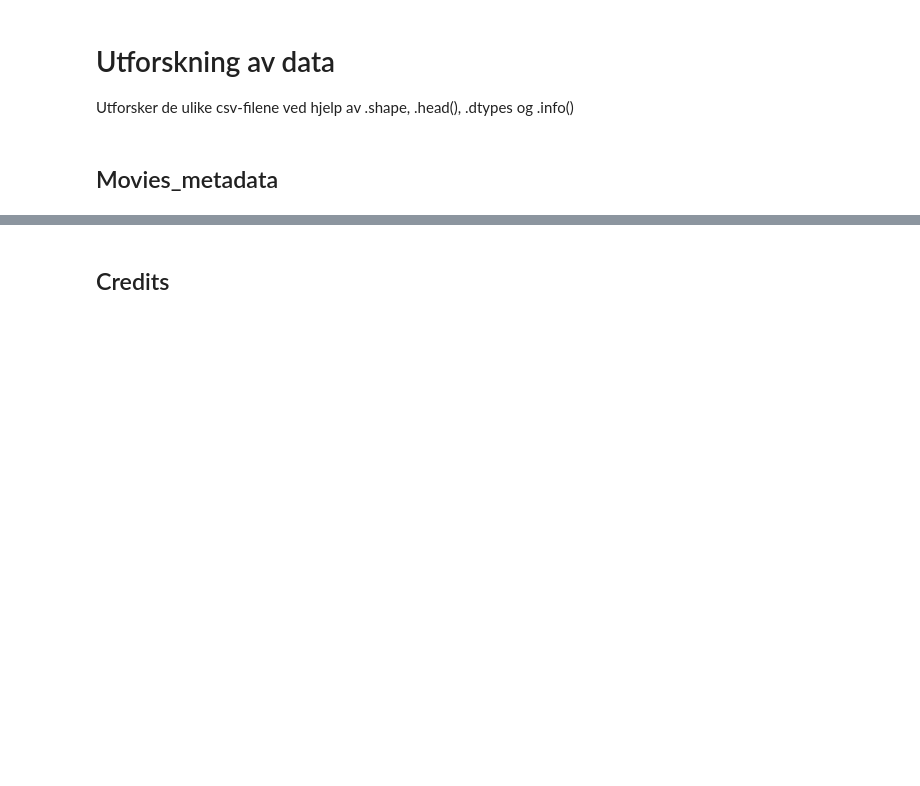
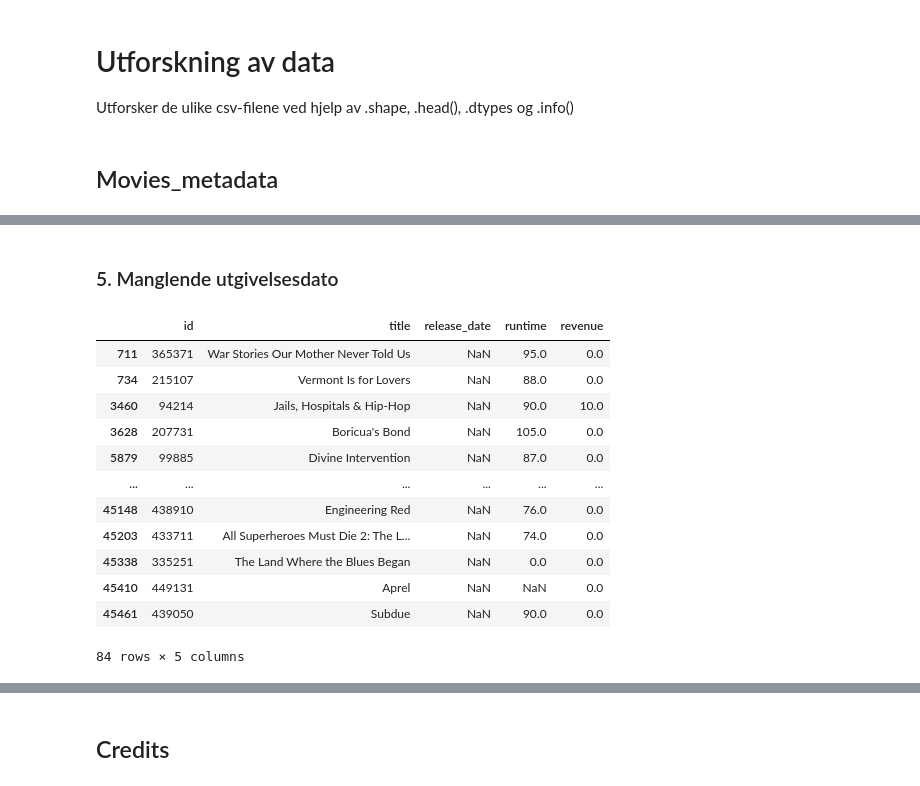
Before and after one commit to didrikjensen/sdd_assignment_3, a Jupyter notebook: eda_tahir.ipynb, the cells around one changed output, grey strips where cells are left out. Saved outputs shown, nothing was run; the diff lists cells and outputs as text; code cells hidden in the pictures; blank space fills up the shorter version.

```diff
--- a/eda_tahir.ipynb
+++ b/eda_tahir.ipynb
@@ -60,0 +185,21 @@ df_movie_metadata.info()
+# %% [markdown]
+### 5. Manglende utgivelsesdato
+# %%
+df_movie_metadata.loc[
+    df_movie_metadata["release_date"].isna(),
+    ["id", "title", "release_date", "runtime", "revenue"]
+]
+# %% [output]
+|  | id | title | release_date | runtime | revenue |
+| 711 | 365371 | War Stories Our Mother Never Told Us | NaN | 95.0 | 0.0 |
+| 734 | 215107 | Vermont Is for Lovers | NaN | 88.0 | 0.0 |
+| 3460 | 94214 | Jails, Hospitals & Hip-Hop | NaN | 90.0 | 10.0 |
+| 3628 | 207731 | Boricua's Bond | NaN | 105.0 | 0.0 |
+| 5879 | 99885 | Divine Intervention | NaN | 87.0 | 0.0 |
+| ... | ... | ... | ... | ... | ... |
+| 45148 | 438910 | Engineering Red | NaN | 76.0 | 0.0 |
+| 45203 | 433711 | All Superheroes Must Die 2: The L... | NaN | 74.0 | 0.0 |
+| 45338 | 335251 | The Land Where the Blues Began | NaN | 0.0 | 0.0 |
+| 45410 | 449131 | Aprel | NaN | NaN | 0.0 |
+| 45461 | 439050 | Subdue | NaN | 90.0 | 0.0 |
+84 rows × 5 columns
```
Also changed, not shown: parts of 56 cells of this notebook.
